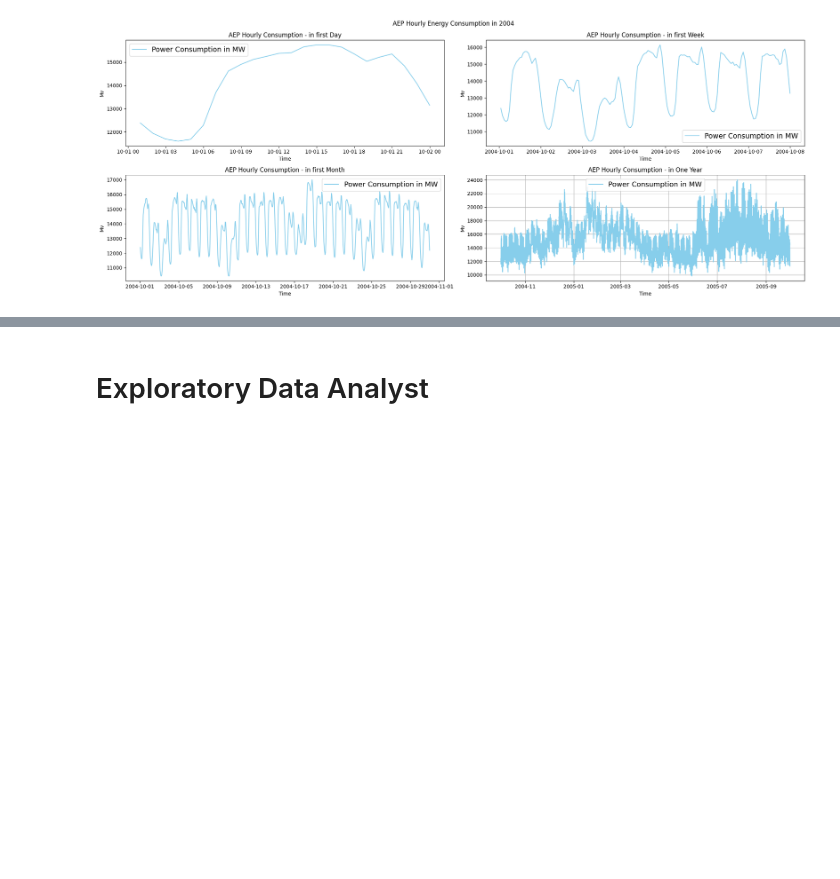
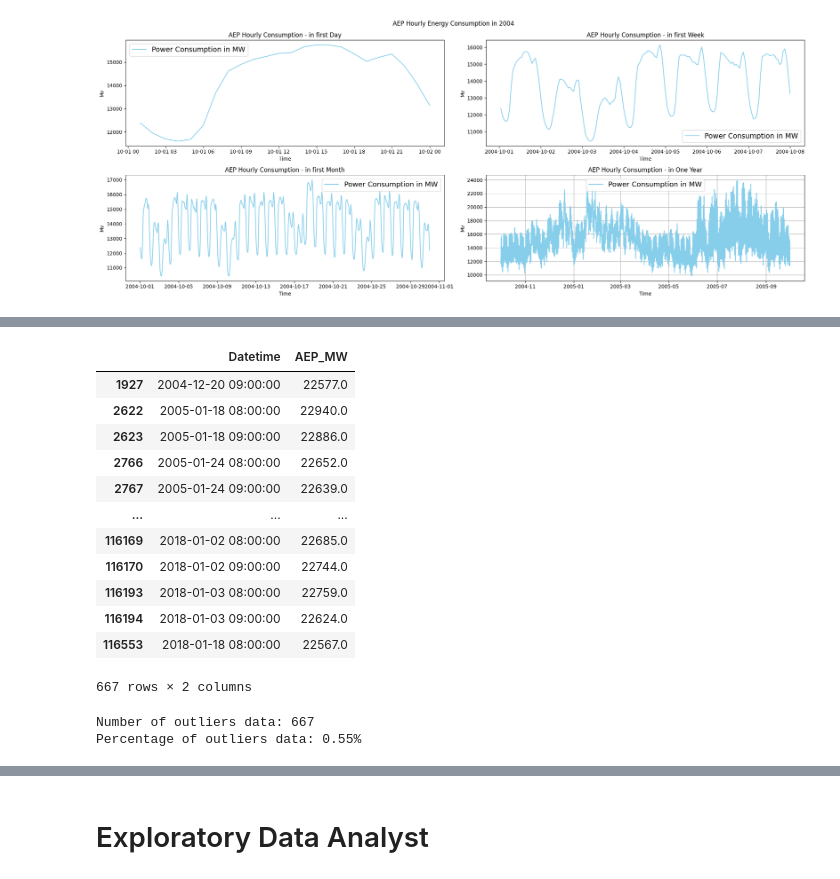
Before and after one commit to sayid-alt/AEP-Hourly-Energy-Consumption-Prediction, a Jupyter notebook: AEP_Hourly_Energy_Consumption_Prediction.ipynb, the cells around one changed output, grey strips where cells are left out. Drawn from its saved outputs; the diff is of its cells as text; code cells hidden in the pictures; blank space fills up the shorter version.

```diff
--- a/AEP_Hourly_Energy_Consumption_Prediction.ipynb
+++ b/AEP_Hourly_Energy_Consumption_Prediction.ipynb
@@ -199,0 +229,29 @@ plt.tight_layout()
+# %%
+outliers_data = print_outliers(AEP_hourly)
+outliers_data
+# %% [output]
+|  | Datetime | AEP_MW |
+| 1927 | 2004-12-20 09:00:00 | 22577.0 |
+| 2622 | 2005-01-18 08:00:00 | 22940.0 |
+| 2623 | 2005-01-18 09:00:00 | 22886.0 |
+| 2766 | 2005-01-24 08:00:00 | 22652.0 |
+| 2767 | 2005-01-24 09:00:00 | 22639.0 |
+| ... | ... | ... |
+| 116169 | 2018-01-02 08:00:00 | 22685.0 |
+| 116170 | 2018-01-02 09:00:00 | 22744.0 |
+| 116193 | 2018-01-03 08:00:00 | 22759.0 |
+| 116194 | 2018-01-03 09:00:00 | 22624.0 |
+| 116553 | 2018-01-18 08:00:00 | 22567.0 |
+667 rows × 2 columns
+# %%
+# Get the number of rows in the dataframe.
+num_rows = outliers_data.shape[0]
+
+# Print the number of rows.
+print(f"Number of outliers data: {num_rows}")
+
+# print the percentage of number of outliers
+print(f"Percentage of outliers data: {round(num_rows / AEP_hourly.shape[0] * 100, 2)}%")
+# %% [output]
+Number of outliers data: 667
+Percentage of outliers data: 0.55%
```
Also changed, not shown: parts of 11 cells of this notebook.
